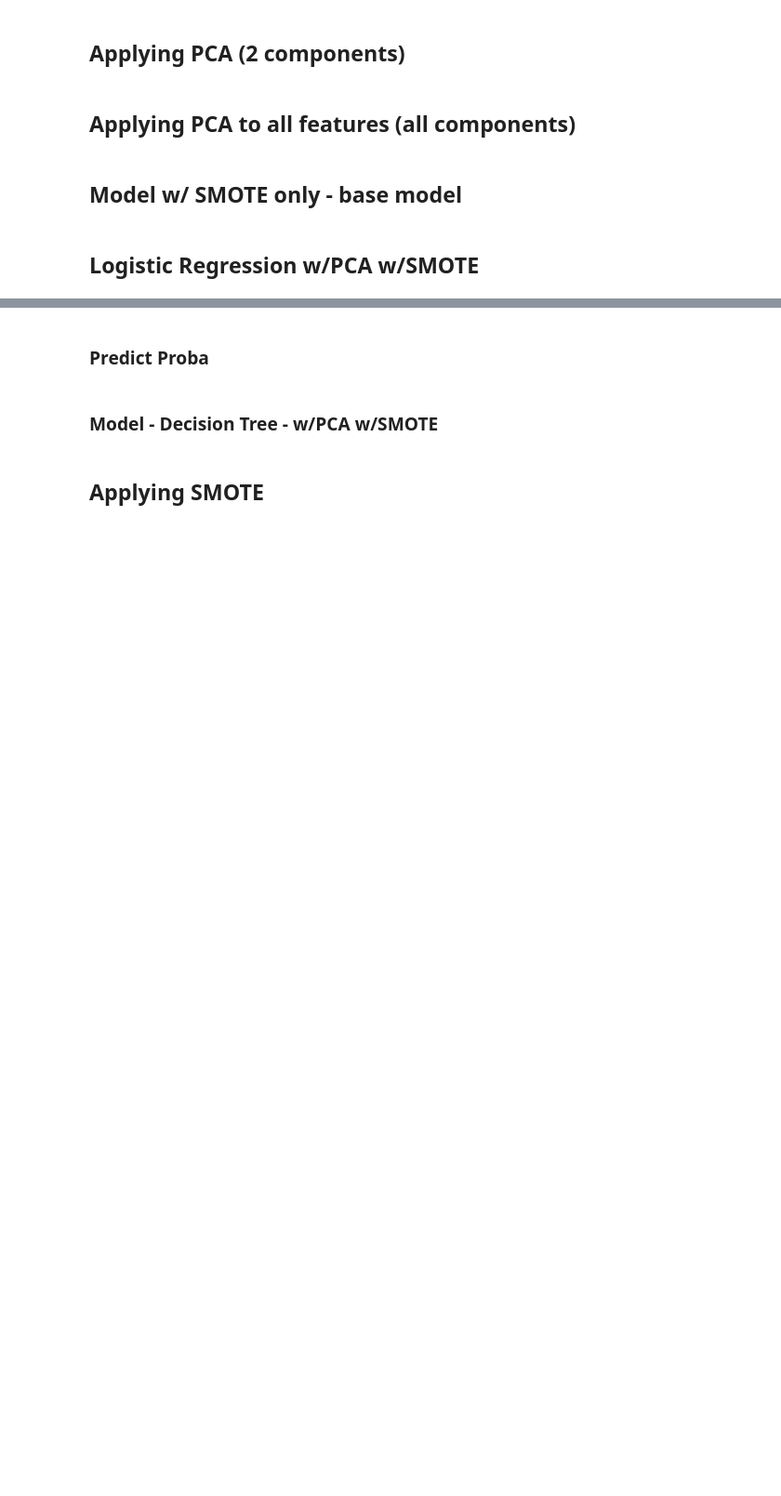
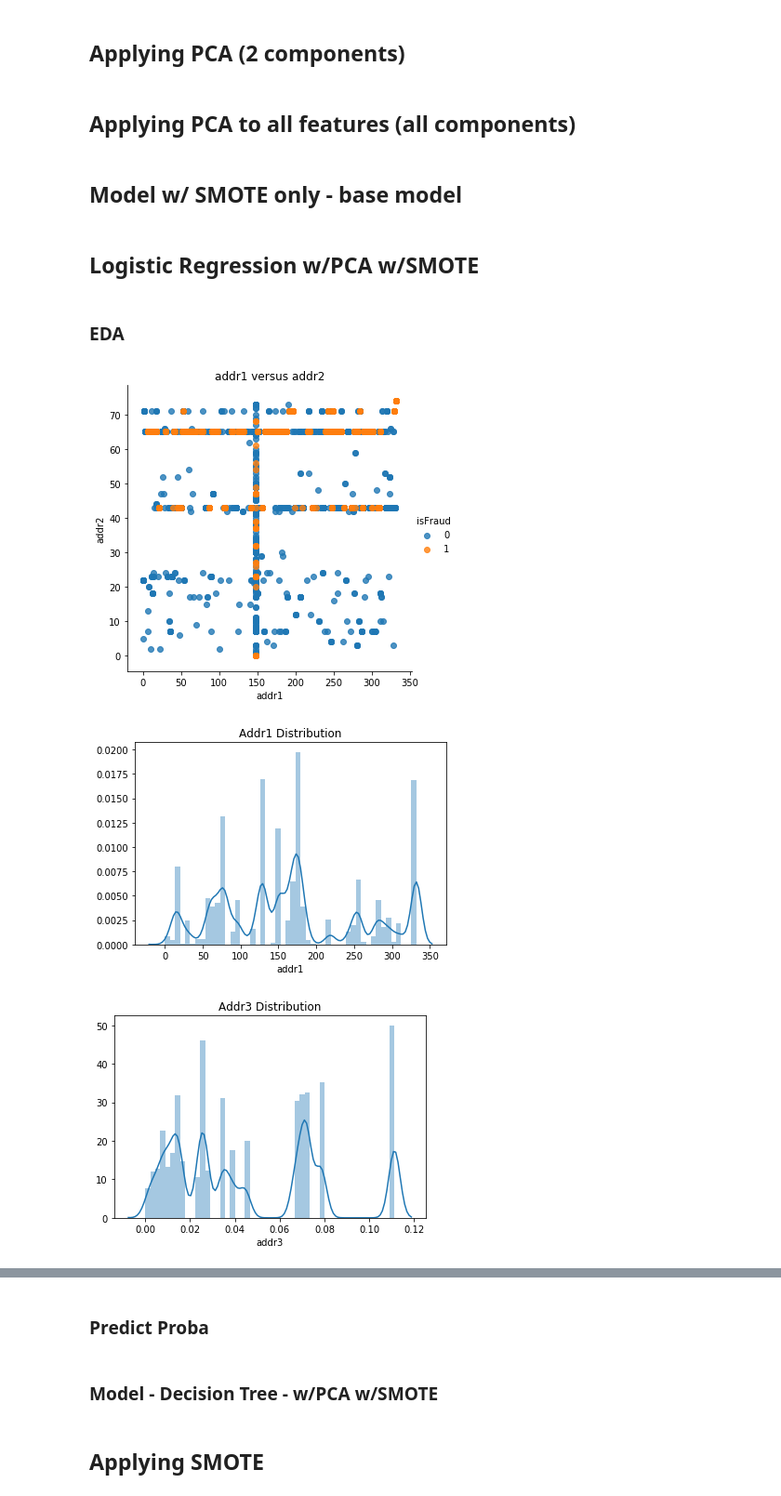
Before and after one commit to kirahman2/fraud_detection, a Jupyter notebook: Fraud Detection EDA.ipynb, the cells around one changed output, grey strips where cells are left out. Shown at 93% size. Drawn from its saved outputs; the diff is of its cells as text; code cells hidden in the pictures; blank space fills up the shorter version.

```diff
--- a/Fraud Detection EDA.ipynb
+++ b/Fraud Detection EDA.ipynb
@@ -467,0 +602,24 @@ X_drop = X.drop('card1', axis=1)
+# %% [markdown]
+### EDA
+# %%
+sns.lmplot(x='addr1', y='addr2', data=df_features,
+           fit_reg=False, hue='isFraud')
+plt.title('addr1 versus addr2')
+plt.show()
+
+sns.distplot(df_features.addr1)
+plt.title('Addr1 Distribution')
+plt.show()
+
+sns.distplot(df_features['addr3'])
+plt.title('Addr3 Distribution')
+plt.show()
+
+sns.lmplot(x='addr3', y='addr4', data=df_features,
+           fit_reg=False, hue='isFraud')
+plt.title('addr3 versus addr4')
+plt.show()
+# %% [output]
+[figure, added]
+[figure, added]
+[figure, added]
```
Also changed, not shown: parts of 35 cells of this notebook.
